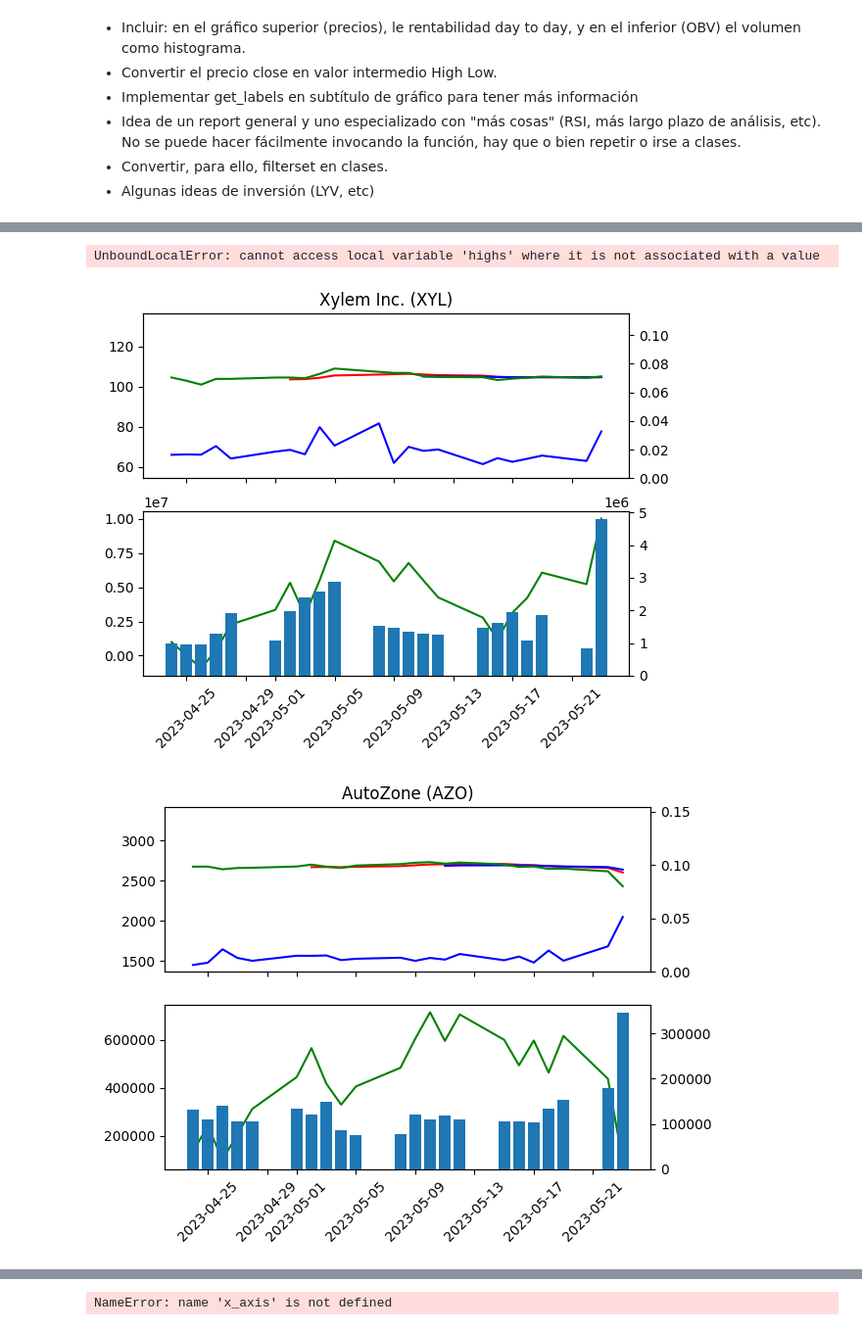
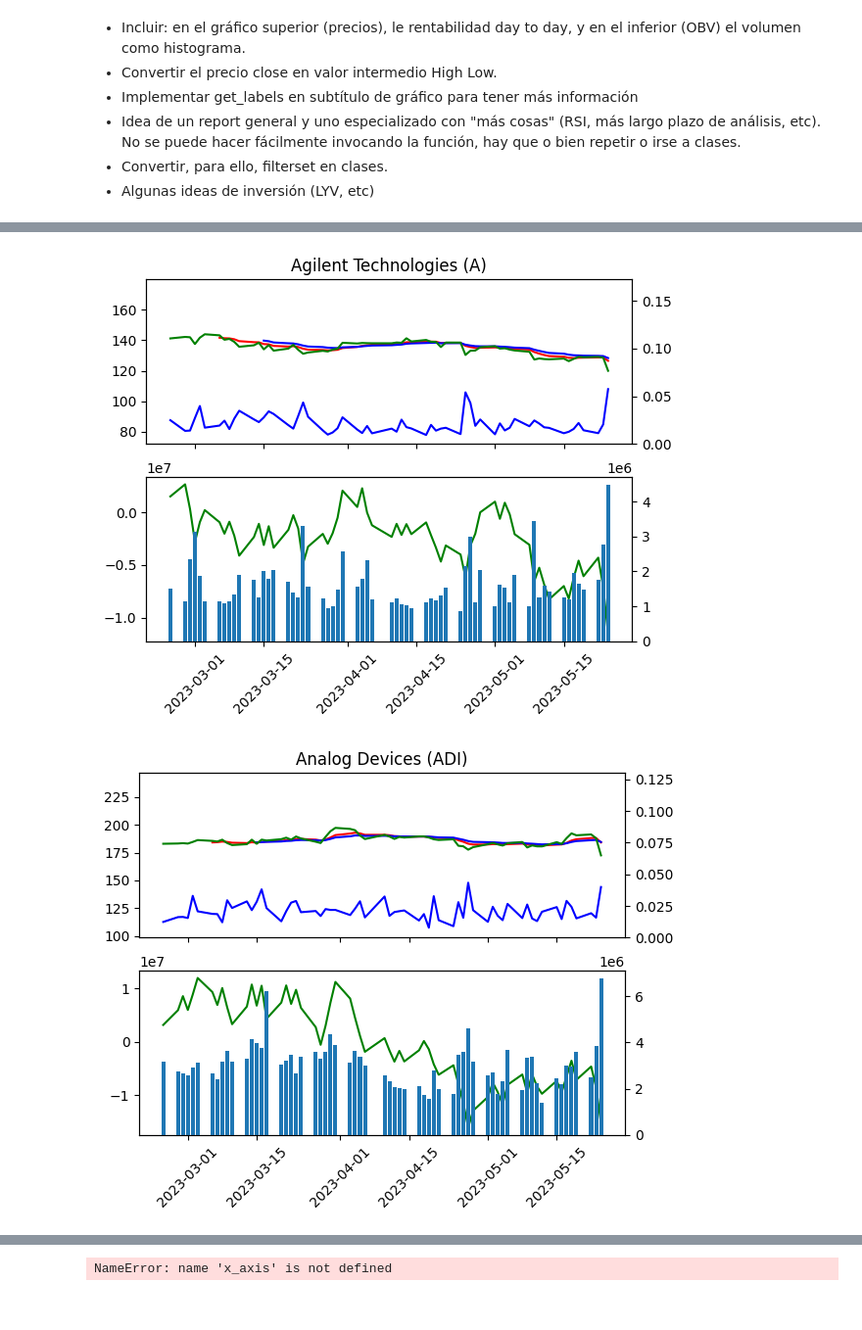
Before and after one commit to pablomleal/TA_Lib, a Jupyter notebook: index.ipynb, the cells around one changed output, grey strips where cells are left out. Shown: that part at 98% size. Drawn from its saved outputs; the diff is of its cells as text; code cells hidden in the pictures.

```diff
--- a/index.ipynb
+++ b/index.ipynb
@@ -27,15 +27,15 @@ def get_and_store_raw_data(fromCSV, numberOfStocks=50, daysSince=30):
     tickers_df = retrieve.get_tickers(numberOfStocks)
 
     if (fromCSV):
-        (rawdata, spreads, volumes) = retrieve.get_from_CSV()
+        (rawdata, spreads, volumes, highs, lows) = retrieve.get_from_CSV()
     else:
         downloadedData = retrieve.get_downloaded_data(tickers_df, numberOfStocks, daysSince)
         (rawdata, spreads, volumes, highs, lows) = retrieve.distribute_data(downloadedData)
-        retrieve.save_data(rawdata, spreads, volumes)
+        retrieve.save_data(rawdata, spreads, volumes, highs, lows)
 
     return (rawdata, spreads, volumes, tickers_df, highs, lows)
 
-def processData(closes, volumes, QUICK_EMA_PERIOD=7, SLOW_EMA_PERIOD=14, latestWindow=2):
+def processData(closes, volumes, QUICK_EMA_PERIOD=12, SLOW_EMA_PERIOD=26, latestWindow=2):
     print ("Calculating indicators...")
     companies = closes.columns.values
 
@@ -65,7 +65,7 @@ def plot_one_with_obv(x, EMA_df, closes, OBV_df):
 def showData(closes, spreads, volumes, EMA_df, OBV_df, keyStats, filterSet, tickers_df):
     filteredCompanies = viz.filter_companies(keyStats, filterSet)
     #filteredCompanies.to_csv("./logs/filteredCompanies_" + pd.to_datetime('today').strftime('%Y%m%d'))
-    viz.plot_all(closes, spreads, volumes, EMA_df, OBV_df, filteredCompanies, tickers_df, keyStats, limit=10)
+    viz.plot_all(closes, spreads, volumes, EMA_df, OBV_df, filteredCompanies, tickers_df, keyStats, limit=3)
 # %%
 """
 Filterset Sample. Use 0 or comment for Neutral
@@ -139,7 +139,7 @@ def find_stocks(filterSet, numberOfStocks=500, daysSince=30):
 #(closes, spreads, EMA_df, keyStats) = find_stocks(filterSet)
 # %%
 
-(closes, spreads, volumes, EMA_df, keyStats, tickers_df, highs, lows) = find_stocks(numberOfStocks=500, daysSince=30, filterSet=dict({
+(closes, spreads, volumes, EMA_df, keyStats, tickers_df, highs, lows) = find_stocks(numberOfStocks=100, daysSince=90, filterSet=dict({
     #"aboveAvgRatio":0.02,
     "aboveMinAbs":-1, #Originally 0.0001
     #"minPositivePeriod":4,
@@ -152,4 +163,3 @@ Starting filtering...
 Displaying 10 first companies
-UnboundLocalError: cannot access local variable 'highs' where it is not associated with a value
-[figure, old version]
+[figure, new version]
-[figure, old version]
+[figure, new version]
```
Also changed, not shown: parts of 15 cells of this notebook, 7 other files.
